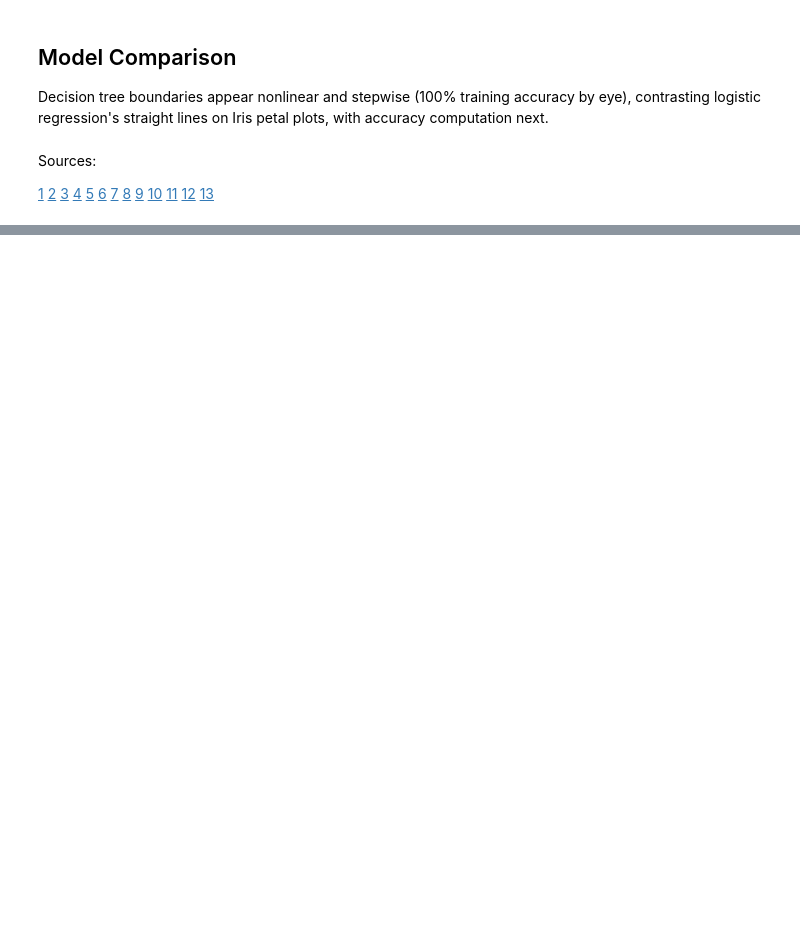
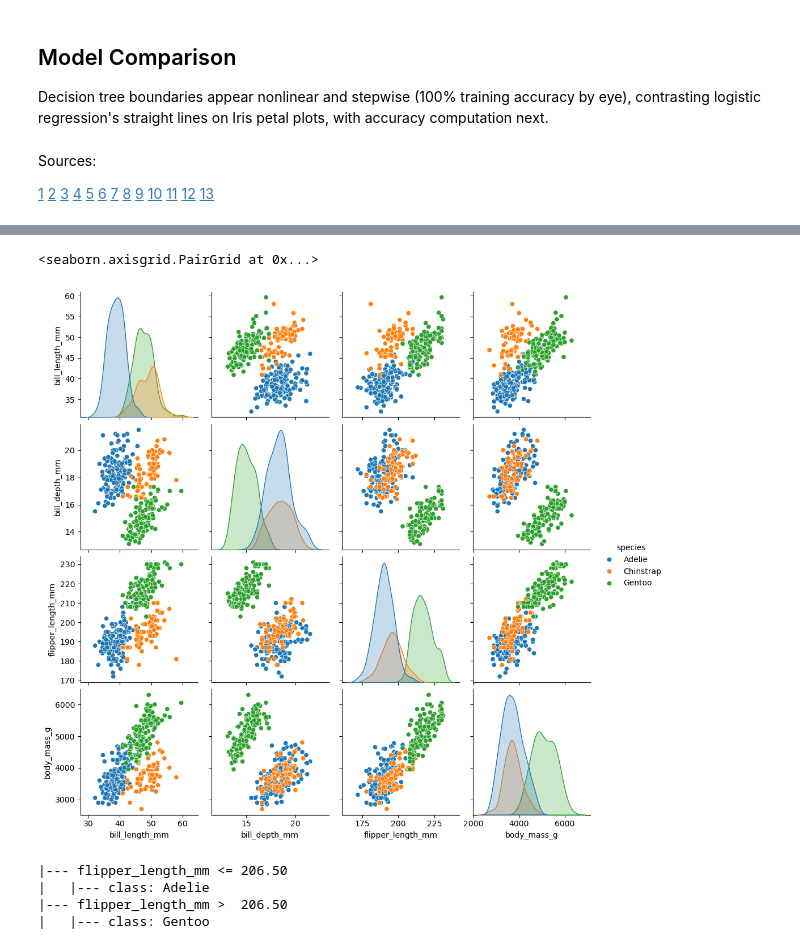
Before and after one commit to VinnyBabuManjaly/machine-learning-intro, a Jupyter notebook: 13_decision_trees/3_building_with_scikit_learn.ipynb, the cells around one changed output, grey strips where cells are left out. Cells and saved outputs as stored; diff of their text form; code cells hidden in the pictures; blank space fills up the shorter version.

Commit message:
Additional example for applying decision trees using scikit-learn

```diff
--- a/13_decision_trees/3_building_with_scikit_learn.ipynb
+++ b/13_decision_trees/3_building_with_scikit_learn.ipynb
@@ -48,3 +53,6 @@ Sources:
 [11](https://codefinity.com/courses/v2/b71ff7ac-3932-41d2-a4d8-060e24b00129/8957b48a-f0bc-4e88-8645-ce0c019908fb/6ba74933-6cc1-4329-932e-7bad9d515ae8)
 [12](https://www.youtube.com/watch?v=JpvQAdPCULY)
 [13](https://www.coursera.org/articles/decision-tree-machine-learning)
+# %%
+penguins = sns.load_dataset('penguins').dropna()
+penguins.head()
@@ -50,0 +66,20 @@ Sources:
+# %%
+X = penguins.select_dtypes(['float'])
+y = penguins.species
+
+sns.pairplot(data = penguins, hue = 'species')
+# %% [output]
+<seaborn.axisgrid.PairGrid at 0x...>
+[figure, added]
+# %%
+dtree = DecisionTreeClassifier(max_depth = 1).fit(X, y)
+
+# To examine a basic text representation of the fit tree
+depth_1 = export_text(dtree, feature_names = list(X.columns))
+
+print(depth_1)
+# %% [output]
+|--- flipper_length_mm <= 206.50
+|   |--- class: Adelie
+|--- flipper_length_mm >  206.50
+|   |--- class: Gentoo
```
Also changed, not shown: parts of 5 cells of this notebook.
